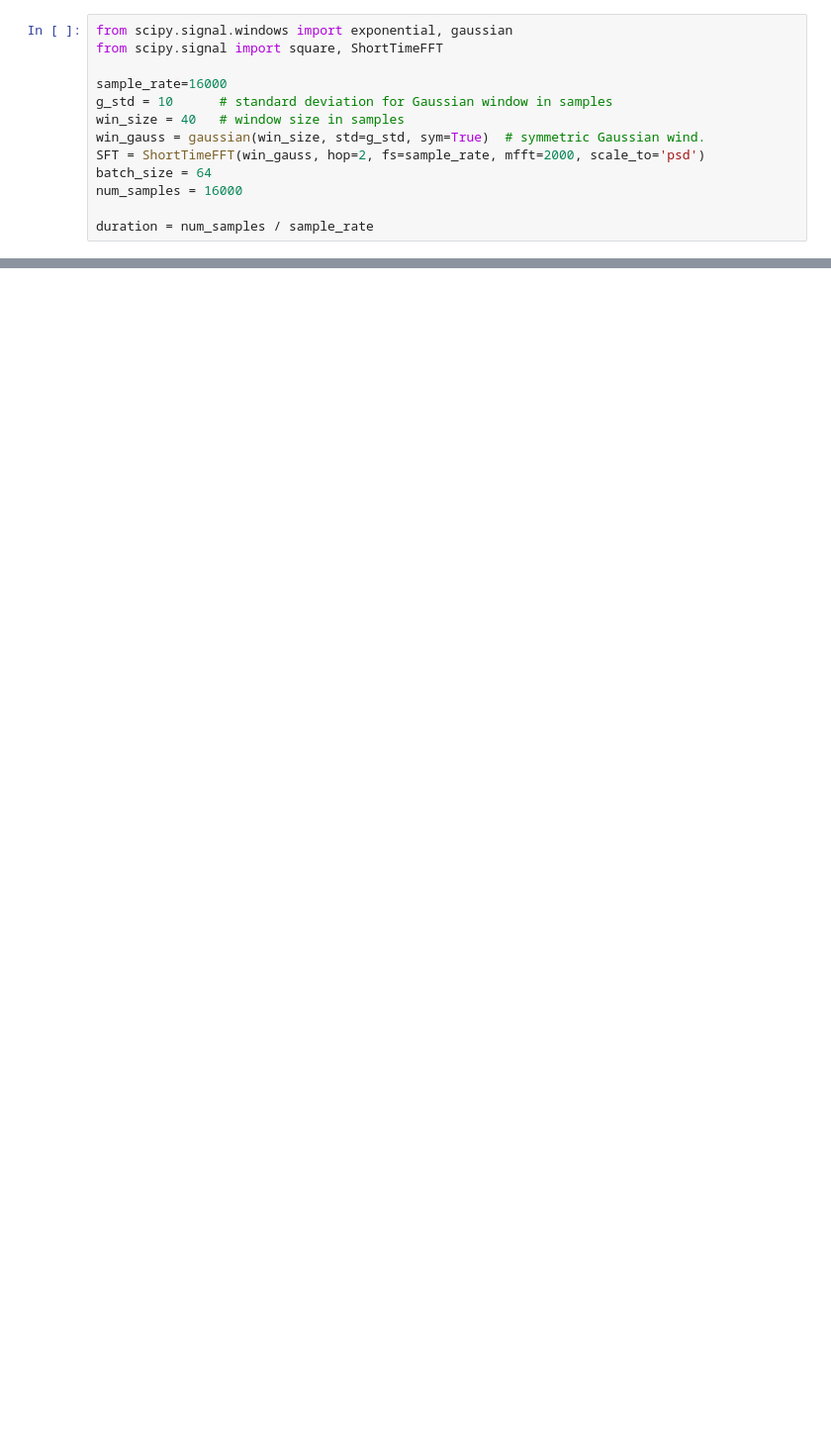
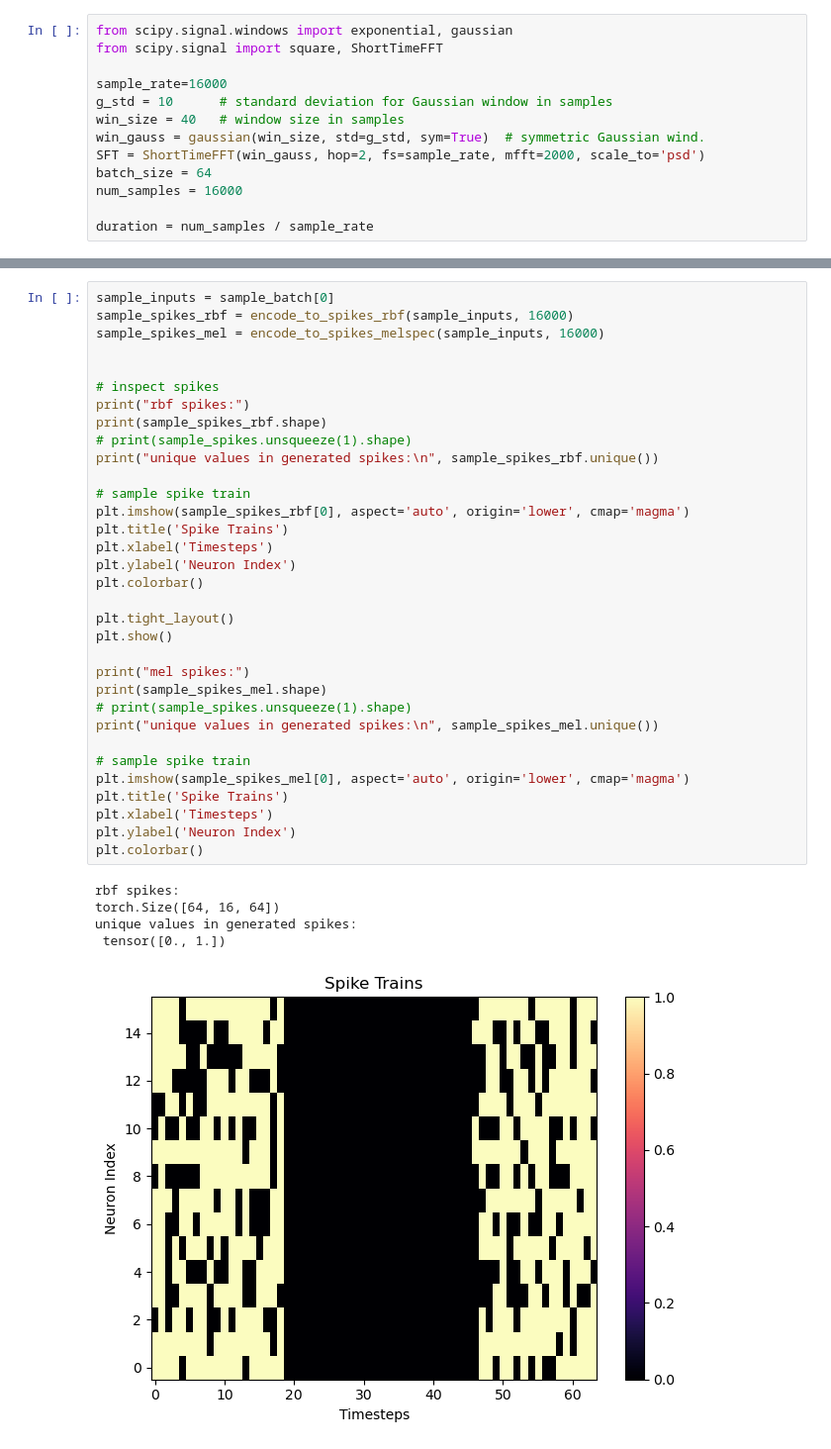
Before and after one commit to mwassermann/Synaptic-Plasticity---Cochlea-Encoding, a Jupyter notebook: SNN_fixed.ipynb, the cells around one changed output, grey strips where cells are left out. Shown: that part at 99% size. Cells and saved outputs as stored; diff of their text form; blank space fills up the shorter version.

```diff
--- a/SNN_fixed.ipynb
+++ b/SNN_fixed.ipynb
@@ -241,0 +245,39 @@ def encode_to_spikes(data, sr, tau_m=20.0, R=1.0, V_th=1.0, V_reset=0.0):
+# %%
+sample_inputs = sample_batch[0]
+sample_spikes_rbf = encode_to_spikes_rbf(sample_inputs, 16000)
+sample_spikes_mel = encode_to_spikes_melspec(sample_inputs, 16000)
+
+
+# inspect spikes
+print("rbf spikes:")
+print(sample_spikes_rbf.shape)
+# print(sample_spikes.unsqueeze(1).shape)
+print("unique values in generated spikes:\n", sample_spikes_rbf.unique())
+
+# sample spike train
+plt.imshow(sample_spikes_rbf[0], aspect='auto', origin='lower', cmap='magma')
+plt.title('Spike Trains')
+plt.xlabel('Timesteps')
+plt.ylabel('Neuron Index')
+plt.colorbar()
+
+plt.tight_layout()
+plt.show()
+
+print("mel spikes:")
+print(sample_spikes_mel.shape)
+# print(sample_spikes.unsqueeze(1).shape)
+print("unique values in generated spikes:\n", sample_spikes_mel.unique())
+
+# sample spike train
+plt.imshow(sample_spikes_mel[0], aspect='auto', origin='lower', cmap='magma')
+plt.title('Spike Trains')
+plt.xlabel('Timesteps')
+plt.ylabel('Neuron Index')
+plt.colorbar()
+# %% [output]
+rbf spikes:
+torch.Size([64, 16, 64])
+unique values in generated spikes:
+ tensor([0., 1.])
+[figure, added]
```
Also changed, not shown: parts of 11 cells of this notebook, 7 other files.
